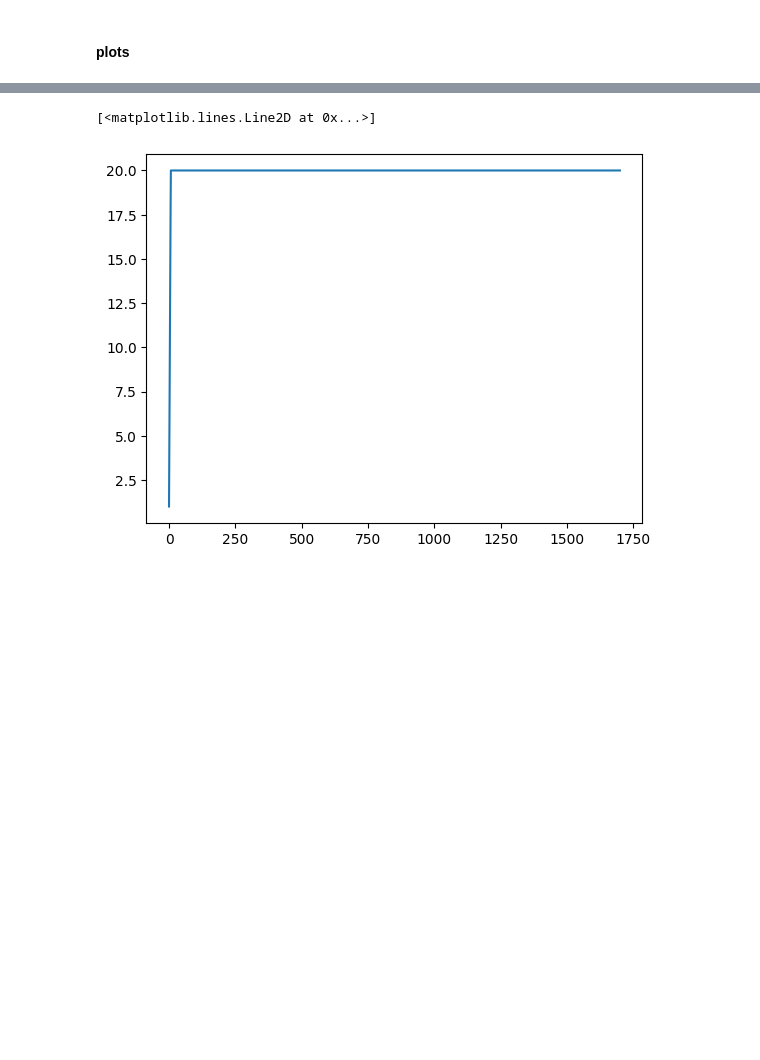
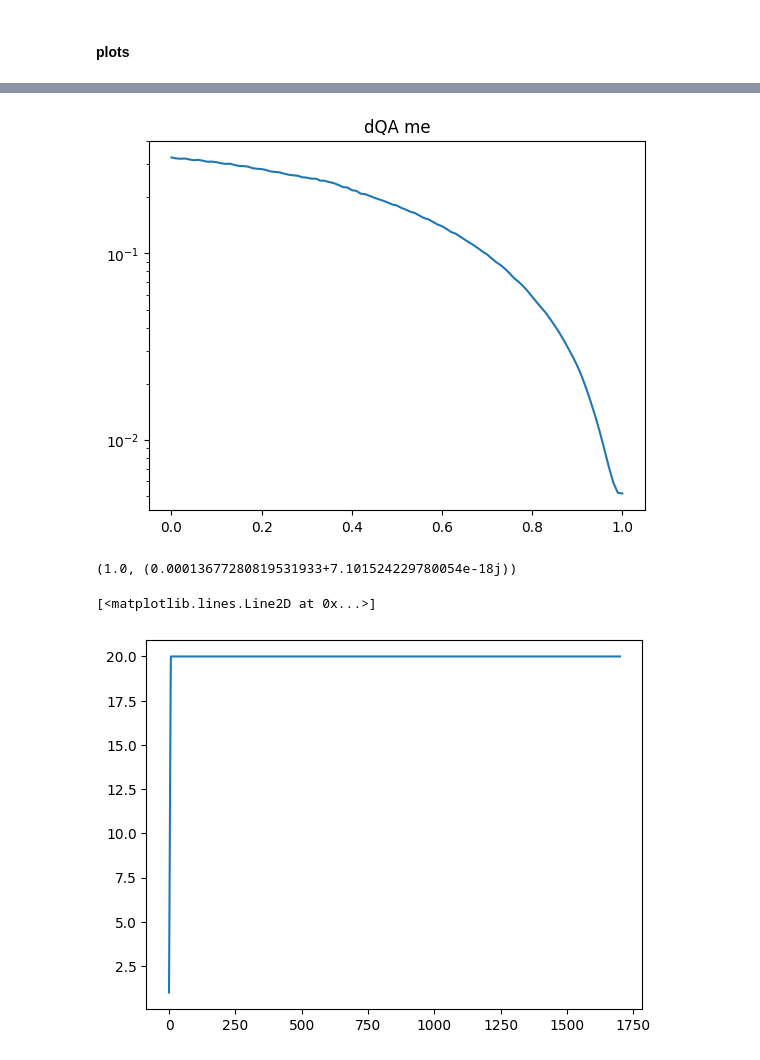
Before and after one commit to baronefr/perceptron-dqa, a Jupyter notebook: mydqa.ipynb, the cells around one changed output, grey strips where cells are left out. Cells and saved outputs as stored; diff of their text form; code cells hidden in the pictures; blank space fills up the shorter version.

```diff
--- a/mydqa.ipynb
+++ b/mydqa.ipynb
@@ -233,3 +328,14 @@ plt.yscale('log')
+# %%
+plt.plot( *zip(*loss) )
+plt.yscale('log')
+plt.title('dQA me')
+plt.show()
+# %% [output]
+[figure, added]
+# %%
+loss[-1]
+# %% [output]
+(1.0, (0.00013677280819531933+7.101524229780054e-18j))
 # %%
 plt.plot(cc)
 # %% [output]
```
Also changed, not shown: parts of 10 cells of this notebook, 6 other files.
